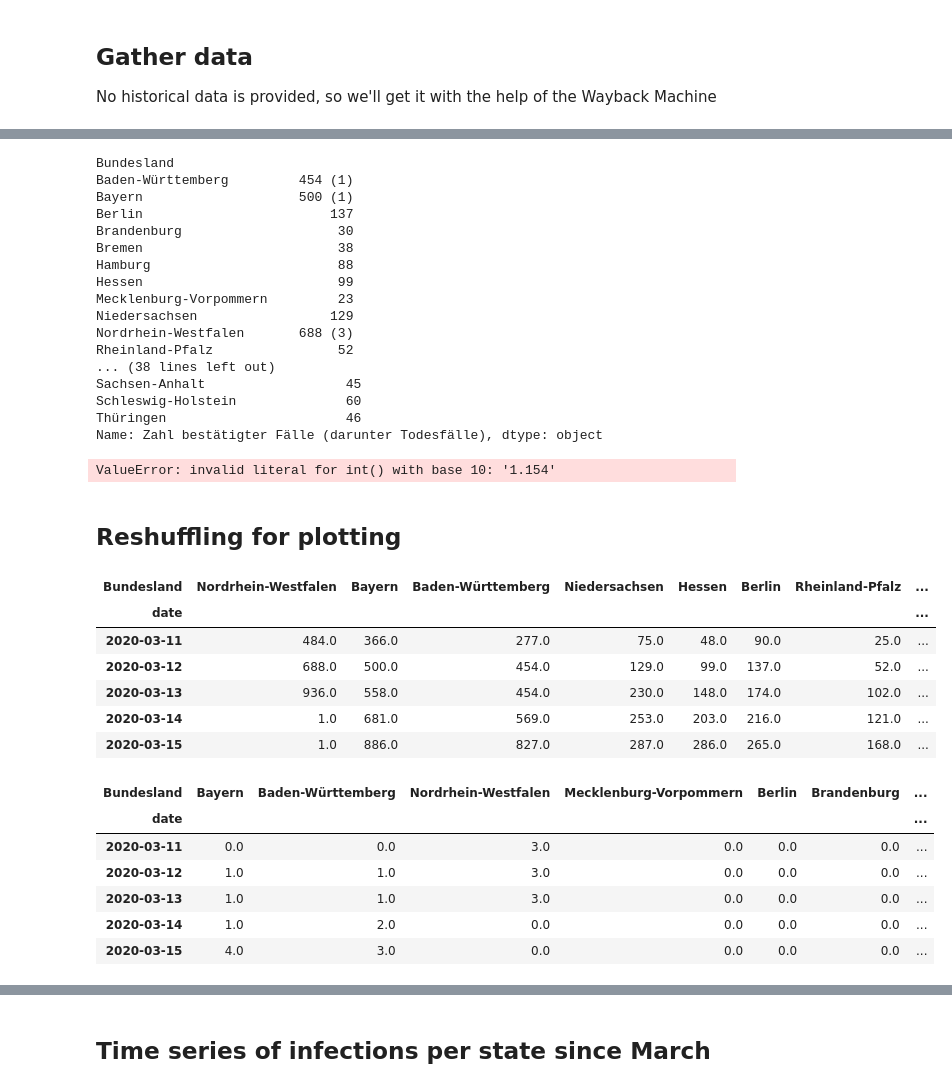
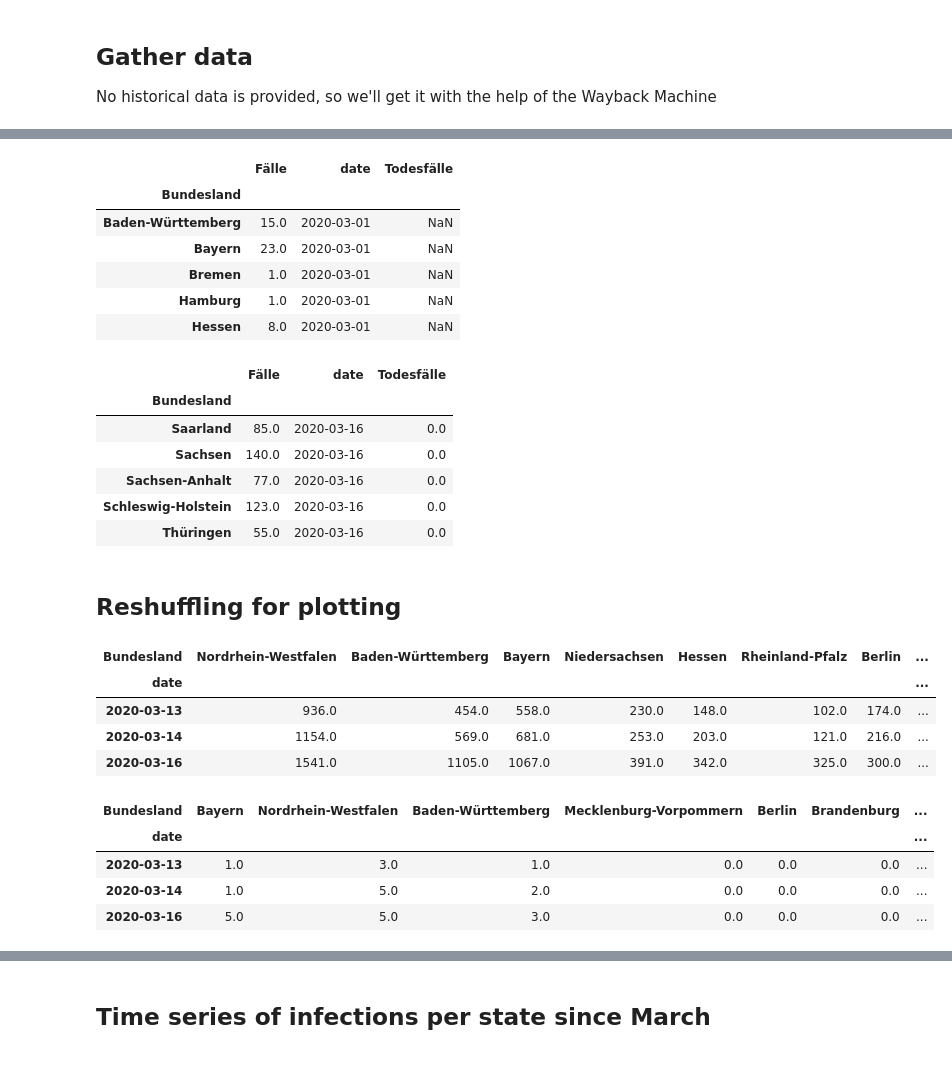
Before and after one commit to whitebearded/covid19-timeseries-germany-by-state, a Jupyter notebook: corona_by_german_state.ipynb, the cells around one changed output, grey strips where cells are left out. Drawn from its saved outputs; the diff is of its cells as text; code cells hidden in the pictures.

```diff
--- a/corona_by_german_state.ipynb
+++ b/corona_by_german_state.ipynb
@@ -79,13 +80,12 @@ dfa = pd.DataFrame()
 for date, table in tables.items():
 
     df = pd.DataFrame()
-    df['Todesfälle'] = 0
-    df = pd.read_html(table.outerHtml(), header=0, index_col=0, match="Bundesland", thousands=".", decimal=",")[0]
-    df = df[:-1] # Remove last row
+    df = pd.read_html(table.outerHtml(), header=0, index_col=0, match="Bundesland")[0]
+    df = df[:-1] # Remove last (summary) row
 
     ### Column cleanup and normalization
 
-    # Remove hidden characters
+    # Remove hidden characters in column names
     df.columns = map(lambda x: x.replace('\xad', ''), df.columns)
 
     # Drop non-relevant cols
@@ -96,32 +96,27 @@ for date, table in tables.items():
     # Some tables have a dedicated column for deaths, some use paranthesis
     mixed_col = list(filter(re.compile(r'.*(darunter Todesfälle).*').search, df.columns))
     if(len(mixed_col) > 0):
-        print(df[mixed_col[0]].replace(to_replace='\.', value='', regex=True))
-        df = df[mixed_col[0]].replace(to_replace='.', value='').str.extract(r'(?P<Fälle>[0-9]+(?:\.[0-9]+)?)(?: ?\((?P<Todesfälle>[0-9]+)\))?').fillna(0).astype(int)
+        df = df[mixed_col[0]].replace(to_replace='\.', value='', regex=True).str.extract(r'(?P<Fälle>[0-9]+(?:\.[0-9]+)?)(?: ?\((?P<Todesfälle>[0-9]+)\))?').fillna(0).astype(int)
 
     df['date'] = date
     dfa = pd.concat([dfa, df])
 
-dfa.tail(20)
+display(dfa.head(5), dfa.tail(5))
 # %% [output]
-Bundesland
-Baden-Württemberg         454 (1)
-Bayern                    500 (1)
-Berlin                        137
-Brandenburg                    30
-Bremen                         38
-Hamburg                        88
-Hessen                         99
-Mecklenburg-Vorpommern         23
-Niedersachsen                 129
-Nordrhein-Westfalen       688 (3)
-Rheinland-Pfalz                52
-... (38 lines left out)
-Sachsen-Anhalt                  45
-Schleswig-Holstein              60
-Thüringen                       46
-Name: Zahl bestätigter Fälle (darunter Todesfälle), dtype: object
-ValueError: invalid literal for int() with base 10: '1.154'
+|  | Fälle | date | Todesfälle |
+| Bundesland |  |  |  |
+| Baden-Württemberg | 15.0 | 2020-03-01 | NaN |
+| Bayern | 23.0 | 2020-03-01 | NaN |
+| Bremen | 1.0 | 2020-03-01 | NaN |
+| Hamburg | 1.0 | 2020-03-01 | NaN |
+| Hessen | 8.0 | 2020-03-01 | NaN |
+|  | Fälle | date | Todesfälle |
+| Bundesland |  |  |  |
+| Saarland | 85.0 | 2020-03-16 | 0.0 |
+| Sachsen | 140.0 | 2020-03-16 | 0.0 |
+| Sachsen-Anhalt | 77.0 | 2020-03-16 | 0.0 |
+| Schleswig-Holstein | 123.0 | 2020-03-16 | 0.0 |
+| Thüringen | 55.0 | 2020-03-16 | 0.0 |
 # %% [markdown]
 ## Reshuffling for plotting
 # %%
@@ -129,25 +124,21 @@ dfa['date'] = pd.to_datetime(dfa['date'],infer_datetime_format=True)
 # %%
 confirmed = dfa.reset_index().pivot(index='date', columns='Bundesland', values='Fälle').fillna(0)
 deaths = dfa.reset_index().pivot(index='date', columns='Bundesland', values='Todesfälle').fillna(0)
 
 # Sorting
 confirmed = confirmed.loc[:, confirmed.max().sort_values(ascending=False).index]
 deaths = deaths.loc[:, deaths.max().sort_values(ascending=False).index]
 
-display(confirmed.tail(5))
-display(deaths.tail(5))
+display(confirmed.tail(3))
+display(deaths.tail(3))
 # %% [output]
-| Bundesland | Nordrhein-Westfalen | Bayern | Baden-Württemberg | Niedersachsen | Hessen | Berlin | Rheinland-Pfalz | ... |
+| Bundesland | Nordrhein-Westfalen | Baden-Württemberg | Bayern | Niedersachsen | Hessen | Rheinland-Pfalz | Berlin | ... |
 | date |  |  |  |  |  |  |  | ... |
-| 2020-03-11 | 484.0 | 366.0 | 277.0 | 75.0 | 48.0 | 90.0 | 25.0 | ... |
-| 2020-03-12 | 688.0 | 500.0 | 454.0 | 129.0 | 99.0 | 137.0 | 52.0 | ... |
-| 2020-03-13 | 936.0 | 558.0 | 454.0 | 230.0 | 148.0 | 174.0 | 102.0 | ... |
-| 2020-03-14 | 1.0 | 681.0 | 569.0 | 253.0 | 203.0 | 216.0 | 121.0 | ... |
-| 2020-03-15 | 1.0 | 886.0 | 827.0 | 287.0 | 286.0 | 265.0 | 168.0 | ... |
+| 2020-03-13 | 936.0 | 454.0 | 558.0 | 230.0 | 148.0 | 102.0 | 174.0 | ... |
+| 2020-03-14 | 1154.0 | 569.0 | 681.0 | 253.0 | 203.0 | 121.0 | 216.0 | ... |
+| 2020-03-16 | 1541.0 | 1105.0 | 1067.0 | 391.0 | 342.0 | 325.0 | 300.0 | ... |
-| Bundesland | Bayern | Baden-Württemberg | Nordrhein-Westfalen | Mecklenburg-Vorpommern | Berlin | Brandenburg | ... |
+| Bundesland | Bayern | Nordrhein-Westfalen | Baden-Württemberg | Mecklenburg-Vorpommern | Berlin | Brandenburg | ... |
 | date |  |  |  |  |  |  | ... |
-| 2020-03-11 | 0.0 | 0.0 | 3.0 | 0.0 | 0.0 | 0.0 | ... |
-| 2020-03-12 | 1.0 | 1.0 | 3.0 | 0.0 | 0.0 | 0.0 | ... |
-| 2020-03-13 | 1.0 | 1.0 | 3.0 | 0.0 | 0.0 | 0.0 | ... |
-| 2020-03-14 | 1.0 | 2.0 | 0.0 | 0.0 | 0.0 | 0.0 | ... |
-| 2020-03-15 | 4.0 | 3.0 | 0.0 | 0.0 | 0.0 | 0.0 | ... |
+| 2020-03-13 | 1.0 | 3.0 | 1.0 | 0.0 | 0.0 | 0.0 | ... |
+| 2020-03-14 | 1.0 | 5.0 | 2.0 | 0.0 | 0.0 | 0.0 | ... |
+| 2020-03-16 | 5.0 | 5.0 | 3.0 | 0.0 | 0.0 | 0.0 | ... |
```
Also changed, not shown: parts of 13 cells of this notebook, 3 other files.
